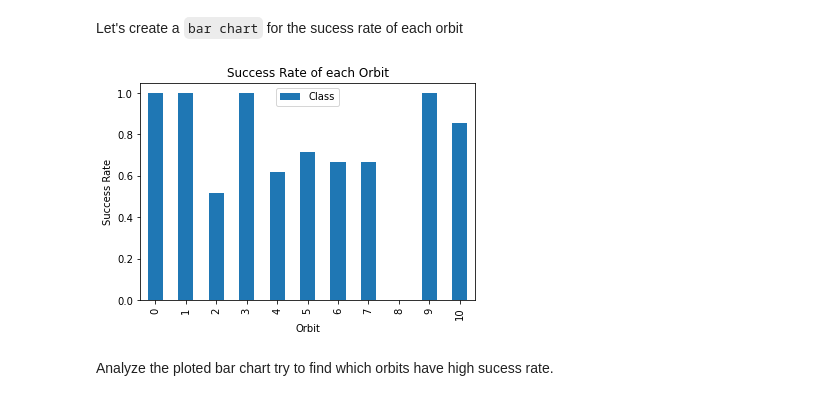
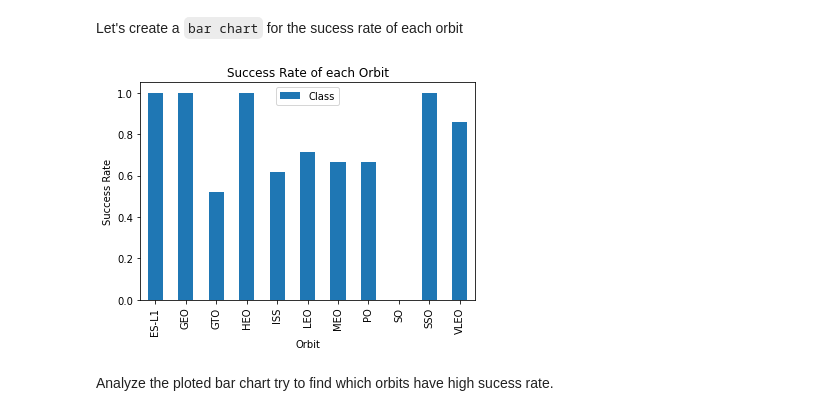
Before and after one commit to gohchaip/IBM-Data-Science, a Jupyter notebook: Applied Data Science Capstone/Week2/EDA Week2.ipynb, the cells around one changed output. Drawn from its saved outputs; the diff is of its cells as text; code cells hidden in the pictures.

```diff
--- a/Applied Data Science Capstone/Week2/EDA Week2.ipynb
+++ b/Applied Data Science Capstone/Week2/EDA Week2.ipynb
@@ -140,19 +140,19 @@ Let's create a `bar chart` for the sucess rate of each orbit
 # %%
 # HINT use groupby method on Orbit column and get the mean of Class column
 df_Class=df.groupby("Orbit").mean()
 
-df_Class.reset_index(inplace=True) #= df_Class[["Orbit","Class"]]
+#df_Class.reset_index(inplace=True) #= df_Class[["Orbit","Class"]]
 
-df_Class[["Orbit","Class"]].plot(kind="bar",title="Success Rate of each Orbit"  )
+df_Class[["Class"]].plot(kind="bar",title="Success Rate of each Orbit"  )
 
 #bar_fig = plt.figure()
 #plt.bar(df_Class["Orbit"],df_Class["Class"])
 plt.xlabel("Orbit")
 plt.ylabel("Success Rate")
 #plt.title("Success Rate of each Orbit")
 plt.show()
 # %% [output]
-[figure, old version]
+[figure, new version]
 # %% [markdown]
 Analyze the ploted bar chart try to find which orbits have high sucess rate.
 # %% [markdown]
```
Also changed, not shown: parts of 3 cells of this notebook.
